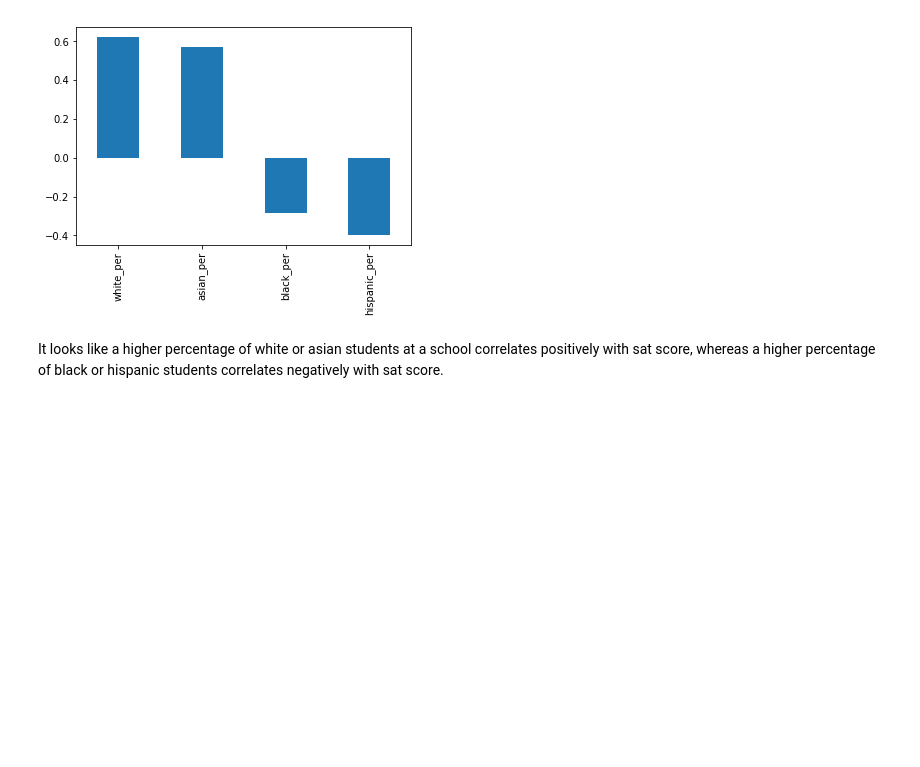
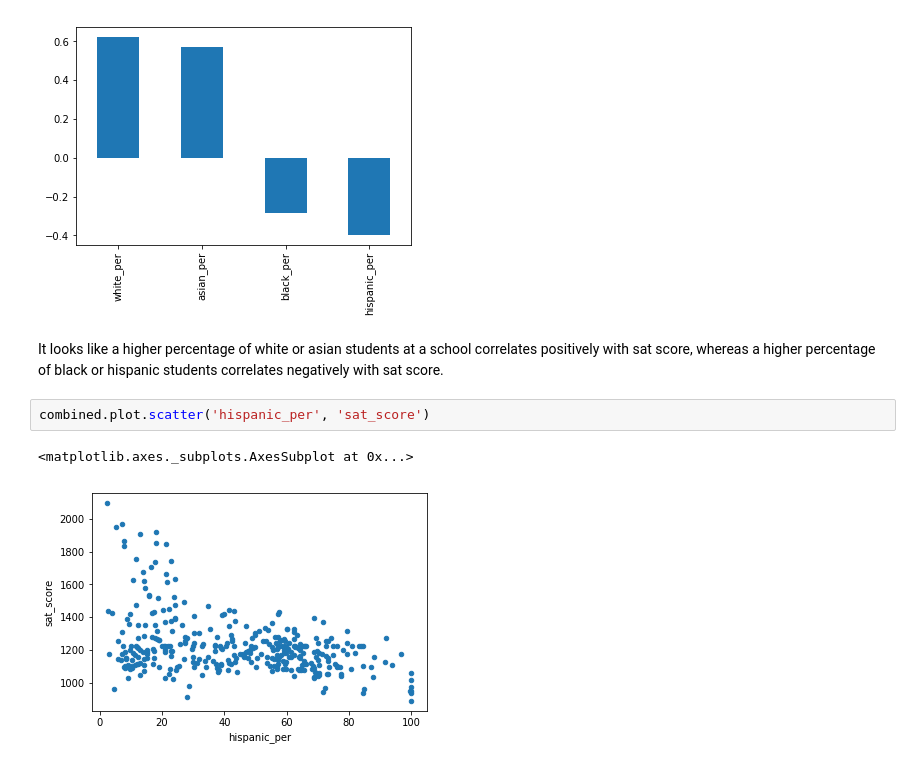
Before and after one commit to hsdistefa/nyc-school-analysis, a Jupyter notebook: Schools.ipynb, the cells around one changed output. Cells and saved outputs as stored; diff of their text form; blank space fills up the shorter version.

Commit message:
Added analysis sat differences in high and low hispanic enrollment schools

```diff
--- a/Schools.ipynb
+++ b/Schools.ipynb
@@ -209,3 +209,8 @@ combined.corr()['sat_score'][race_cols].plot.bar()
 [figure]
 # %% [markdown]
 It looks like a higher percentage of white or asian students at a school correlates positively with sat score, whereas a higher percentage of black or hispanic students correlates negatively with sat score.
+# %%
+combined.plot.scatter('hispanic_per', 'sat_score')
+# %% [output]
+<matplotlib.axes._subplots.AxesSubplot at 0x...>
+[figure, added]
```
Also changed, not shown: parts of 4 cells of this notebook.
